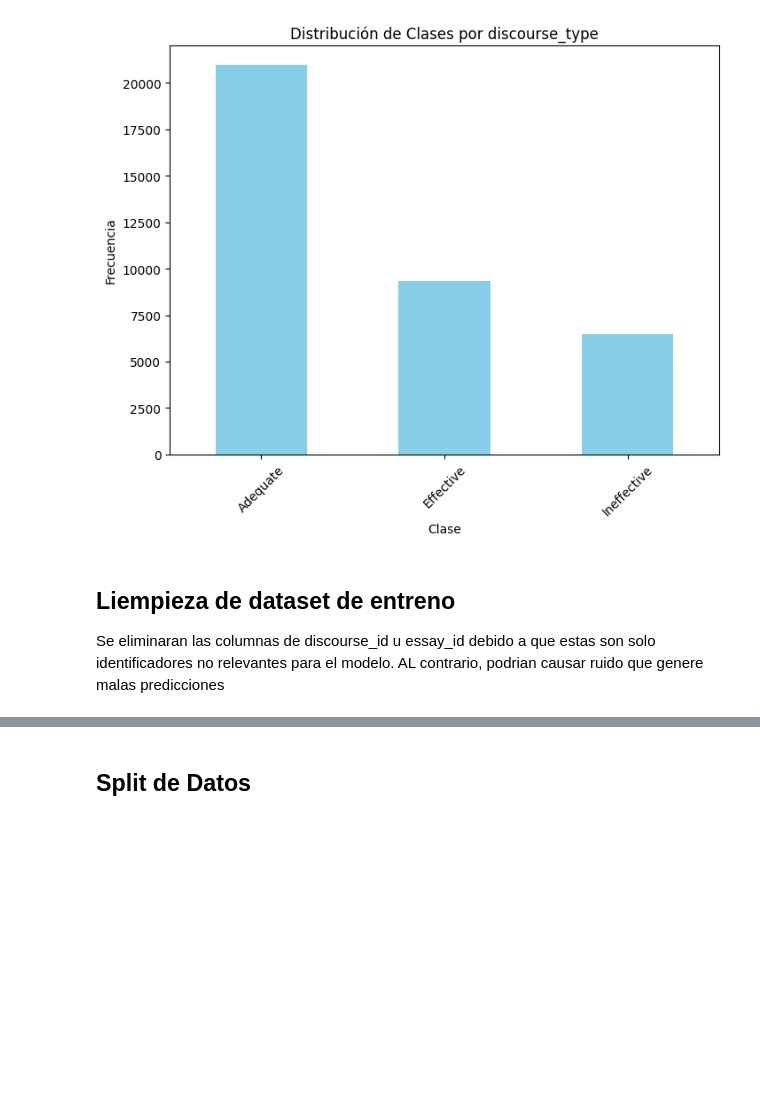
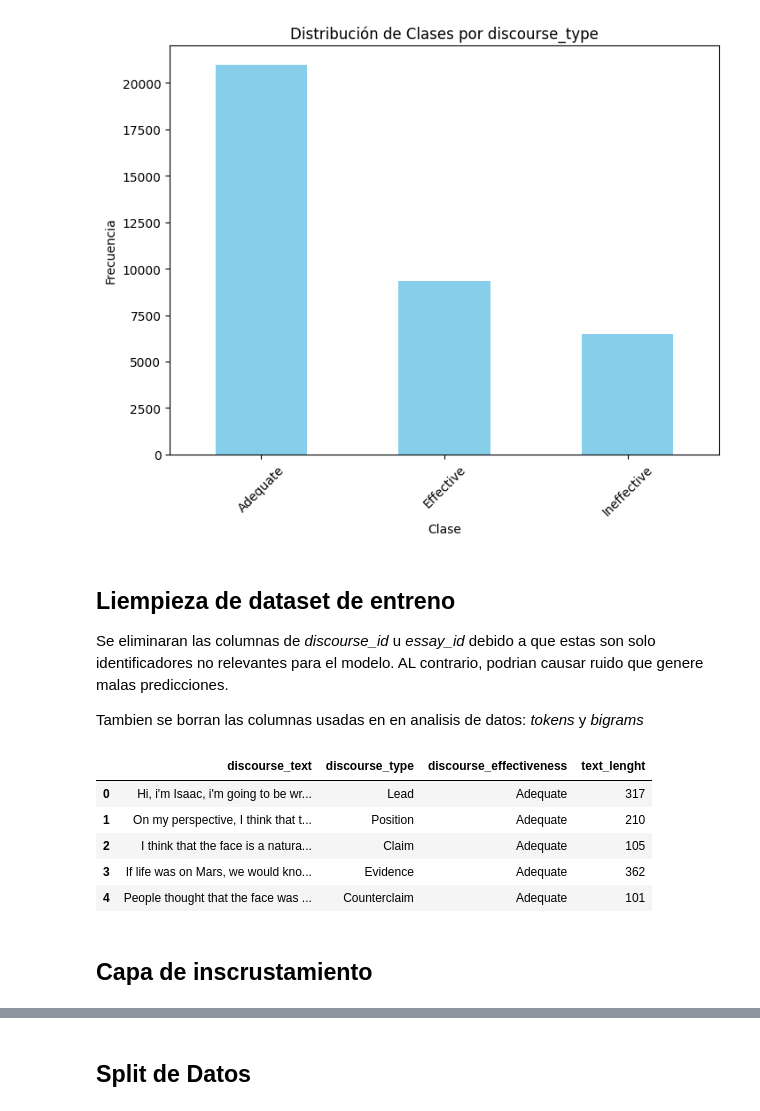
Before and after one commit to Diego-CB/DS-Proyecto, a Jupyter notebook: proyecto.ipynb, the cells around one changed output, grey strips where cells are left out. Cells and saved outputs as stored; diff of their text form; code cells hidden in the pictures; blank space fills up the shorter version.

```diff
--- a/proyecto.ipynb
+++ b/proyecto.ipynb
@@ -199,7 +199,21 @@ plt.show()
 # %% [markdown]
 ## Liempieza de dataset de entreno
 
-Se eliminaran las columnas de discourse_id u essay_id debido a que estas son solo identificadores no relevantes para el modelo. AL contrario, podrian causar ruido que genere malas predicciones
+Se eliminaran las columnas de *discourse_id* u *essay_id* debido a que estas son solo identificadores no relevantes para el modelo. AL contrario, podrian causar ruido que genere malas predicciones.
+
+Tambien se borran las columnas usadas en en analisis de datos: *tokens* y *bigrams*
 # %%
 data.drop('discourse_id', axis=1, inplace=True)
 data.drop('essay_id', axis=1, inplace=True)
+data.drop('tokens', axis=1, inplace=True)
+data.drop('bigrams', axis=1, inplace=True)
+data.head()
+# %% [output]
+|  | discourse_text | discourse_type | discourse_effectiveness | text_lenght |
+| 0 | Hi, i'm Isaac, i'm going to be wr... | Lead | Adequate | 317 |
+| 1 | On my perspective, I think that t... | Position | Adequate | 210 |
+| 2 | I think that the face is a natura... | Claim | Adequate | 105 |
+| 3 | If life was on Mars, we would kno... | Evidence | Adequate | 362 |
+| 4 | People thought that the face was ... | Counterclaim | Adequate | 101 |
+# %% [markdown]
+## Capa de inscrustamiento
```
Also changed, not shown: parts of 9 cells of this notebook.
